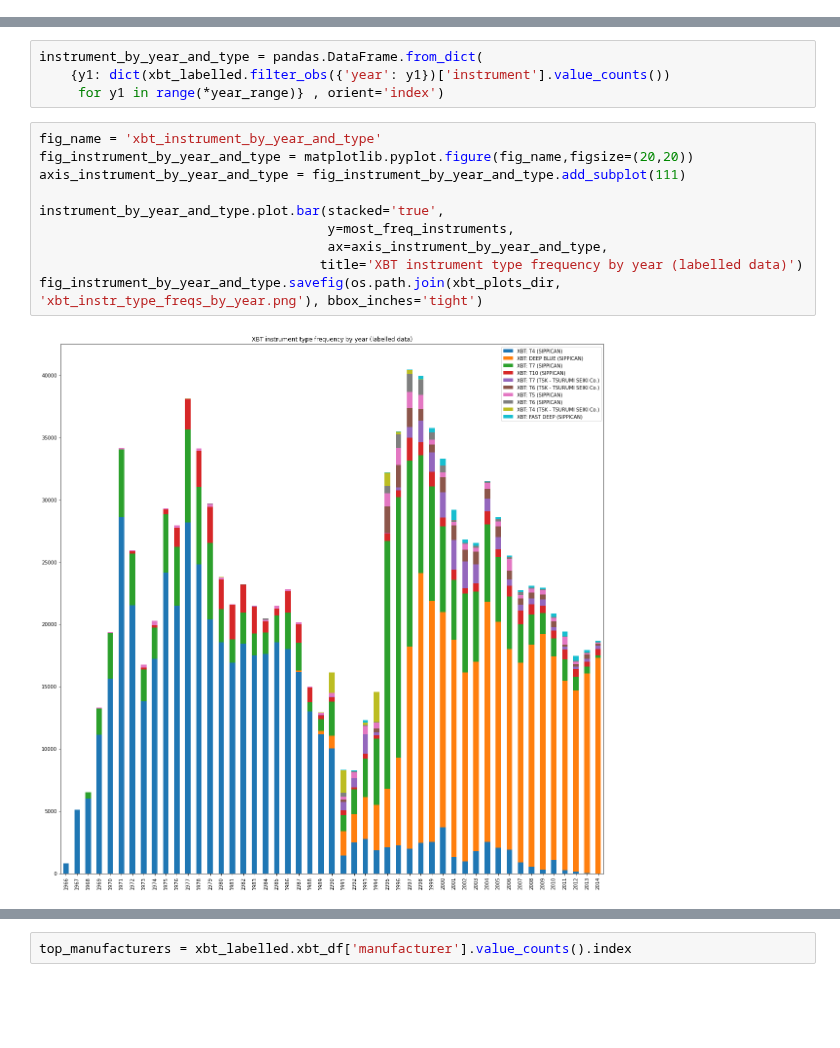
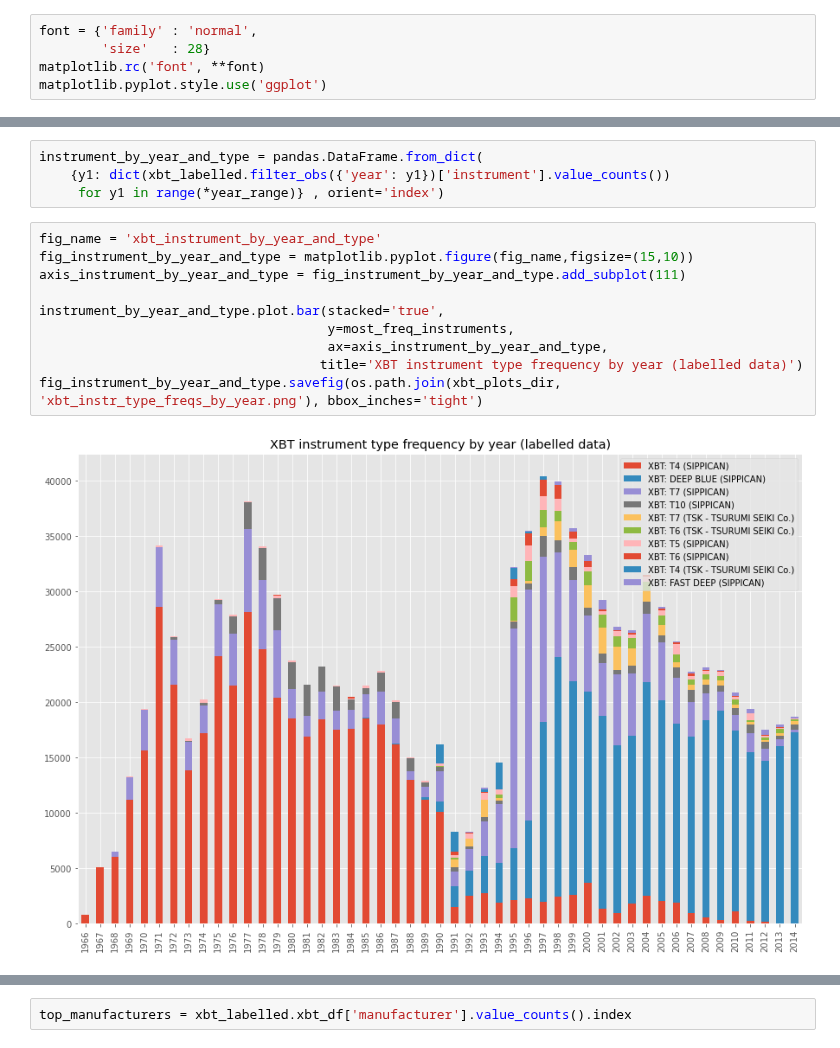
Before and after one commit to MetOffice/XBTs_classification, a Jupyter notebook: notebooks/xbt_data_exploration.ipynb, the cells around one changed output, grey strips where cells are left out. Saved outputs shown, nothing was run; the diff lists cells and outputs as text; blank space fills up the shorter version.

Commit message:
Updating plot style

```diff
--- a/notebooks/xbt_data_exploration.ipynb
+++ b/notebooks/xbt_data_exploration.ipynb
@@ -17,6 +17,11 @@ import cartopy.crs as ccrs
 import ipywidgets
 import numpy
 import pandas
+# %%
+font = {'family' : 'normal',
+        'size'   : 28}
+matplotlib.rc('font', **font)
+matplotlib.pyplot.style.use('ggplot')
 # %%
 root_repo_dir = pathlib.Path().absolute().parent
 sys.path = [os.path.join(root_repo_dir)] + sys.path
@@ -144,16 +152,16 @@ instrument_by_year_and_type = pandas.DataFrame.from_dict(
      for y1 in range(*year_range)} , orient='index')
 # %%
 fig_name = 'xbt_instrument_by_year_and_type'
-fig_instrument_by_year_and_type = matplotlib.pyplot.figure(fig_name,figsize=(20,20))
+fig_instrument_by_year_and_type = matplotlib.pyplot.figure(fig_name,figsize=(15,10))
 axis_instrument_by_year_and_type = fig_instrument_by_year_and_type.add_subplot(111)
 
 instrument_by_year_and_type.plot.bar(stacked='true',
                                      y=most_freq_instruments,
                                      ax=axis_instrument_by_year_and_type,
                                     title='XBT instrument type frequency by year (labelled data)')
 fig_instrument_by_year_and_type.savefig(os.path.join(xbt_plots_dir, 'xbt_instr_type_freqs_by_year.png'), bbox_inches='tight')
 # %% [output]
-[figure, old version]
+[figure, new version]
 # %%
 fig_name = 'xbt_plot_model_manu'
 fig1 = matplotlib.pyplot.figure(fig_name,figsize=(20,10))
```
Also changed, not shown: parts of 23 cells of this notebook, 1 other file.
